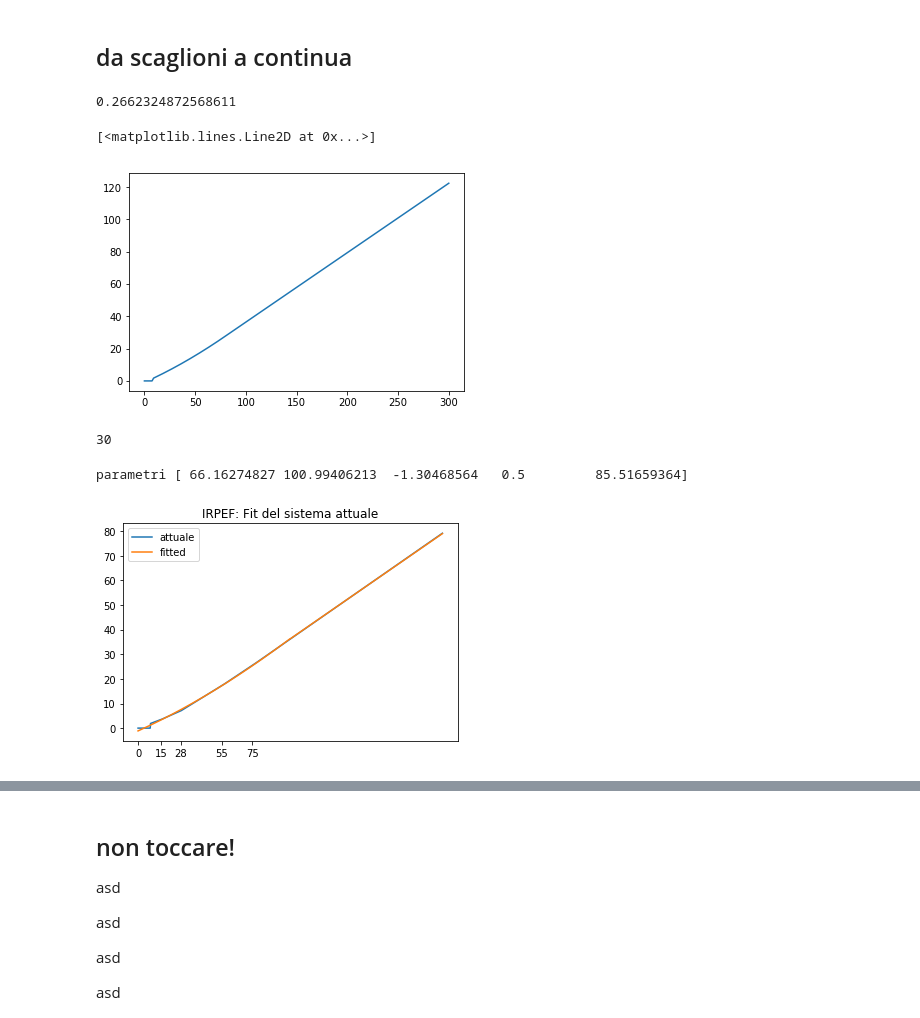
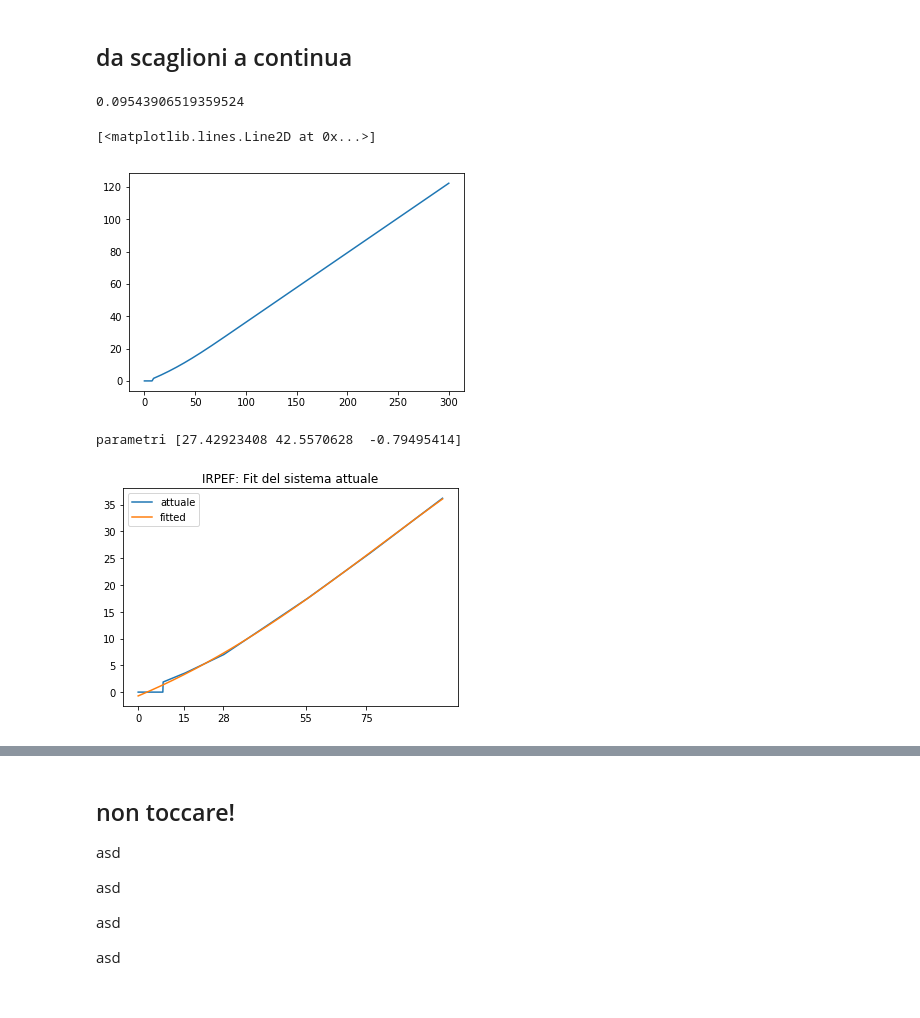
Before and after one commit to vlavorini/studio_irpef, a Jupyter notebook: primo.ipynb, the cells around one changed output, grey strips where cells are left out. Saved outputs shown, nothing was run; the diff lists cells and outputs as text; code cells hidden in the pictures.

```diff
--- a/primo.ipynb
+++ b/primo.ipynb
@@ -262,11 +262,11 @@ plt.show()
 # %%
 
 
-def calc_nuova_irpef(x, p0, p1, p2, p3, p4, sc_min, sc_max, coda_vecchia = True):
+def calc_nuova_irpef(x, p0, p1, p2,  sc_min, sc_max, coda_vecchia = True):
     zeros = x>no_tax
     x_scaled, _, _ = scale(x, 1, sc_min, sc_max )
 
-    calculated = fit_tax(x_scaled, p0, p1, p2, p3, p4) * zeros
+    calculated = fit_tax(x_scaled, p0, p1, p2) * zeros
     if coda_vecchia is False:
         return calculated
 
@@ -289,21 +289,17 @@ def calc_nuova_irpef(x, p0, p1, p2, p3, p4, sc_min, sc_max, coda_vecchia = True)
 
     return exp_calc
 
-y_temp = calc_nuova_irpef(ascisse_cont, pars[0], pars[1], pars[2],pars[3], pars[4],fit_sc_min, fit_sc_max)
+y_temp = calc_nuova_irpef(ascisse_cont, pars[0], pars[1], pars[2], fit_sc_min, fit_sc_max)
 plt.plot(ascisse_cont, y_temp)
 # %% [output]
-0.2662324872568611
+0.09543906519359524
 [<matplotlib.lines.Line2D at 0x...>]
 [figure]
-# %%
-asd = np.linspace(0, 100, 1000)
-bla = asd >3
-np.argmax(bla)
-# %% [output]
-30
 # %%
-def fit_tax(x, p0, p1, p2, p3, p4):
-    break_point_at = (x > p3)
+def fit_tax(x, p0, p1, p2):
+    #return p0 + p1*x + p2*np.square(x)
+
+    '''break_point_at = (x > p3)
     break_point_pos = np.argmax(break_point_at)
 
     first_range = x[break_point_pos:]
@@ -318,44 +314,44 @@ def fit_tax(x, p0, p1, p2, p3, p4):
         #print (salto)
     else:
         salto = 0.
-    return np.concatenate([first, second +salto])
+    return np.concatenate([first, second +salto])''' #tanh prima, poi lineare
     #return p0+p1*np.tanh(p2+x) + p3*x #tanh + quad
-    #return p0+p1*np.tanh(p2+x) #prima tanh
+    return p0+p1*np.tanh(p2+x) #prima tanh
     #return p0+np.cosh((x+p1)*p2) # coseno iperbolico
     #return p0+p1*x+p2*np.square(x) #quadratica
     #return p0+np.exp((x+p1)*p2) #esponenziale
 
-weighted = True
+weighted = False
 
-x=np.linspace(0, 200, 1000)
+x=np.linspace(0, 100, 1000)
 y= []
 for x_i in x:
     y.append(calc_irpef(x_i))
 
 
 x_sc, fit_sc_min, fit_sc_max = scale(x, 1)
 
-bounds = [[-100, -100, -10, 0.2, 0],[100, 200, 10, 0.8, 100]]
+bounds = [[-3, -100, -100],[100, 200, 100]]
 if weighted:
     weights = 0.999-x_sc
     for i in range(len(x_sc)//2):
         weights[i] = weights[len(x_sc)//2 +1]
 
     pars, covs = curve_fit(fit_tax, x_sc, y, sigma=1/weights, bounds=bounds)
 else:
     pars, covs = curve_fit(fit_tax, x_sc, y, bounds=bounds)
 print('parametri', pars)
 
 plt.plot(x, y, label='attuale')
 y_fit = fit_tax(x_sc, *pars)
 plt.plot(x, y_fit, label="fitted")
 plt.xticks(scaglioni)
 plt.title("IRPEF: Fit del sistema attuale")
 plt.legend()
 plt.show() #parametri [39.10162615 65.69521912 -0.71226283]
 # %% [output]
-parametri [ 66.16274827 100.99406213  -1.30468564   0.5         85.51659364]
+parametri [27.42923408 42.5570628  -0.79495414]
-[figure, old version]
+[figure, new version]
 # %%
 con_fit = True
 max_red = 300 # np.max(df['Reddito complessivo - Media']
```
Also changed, not shown: parts of 9 cells of this notebook.
